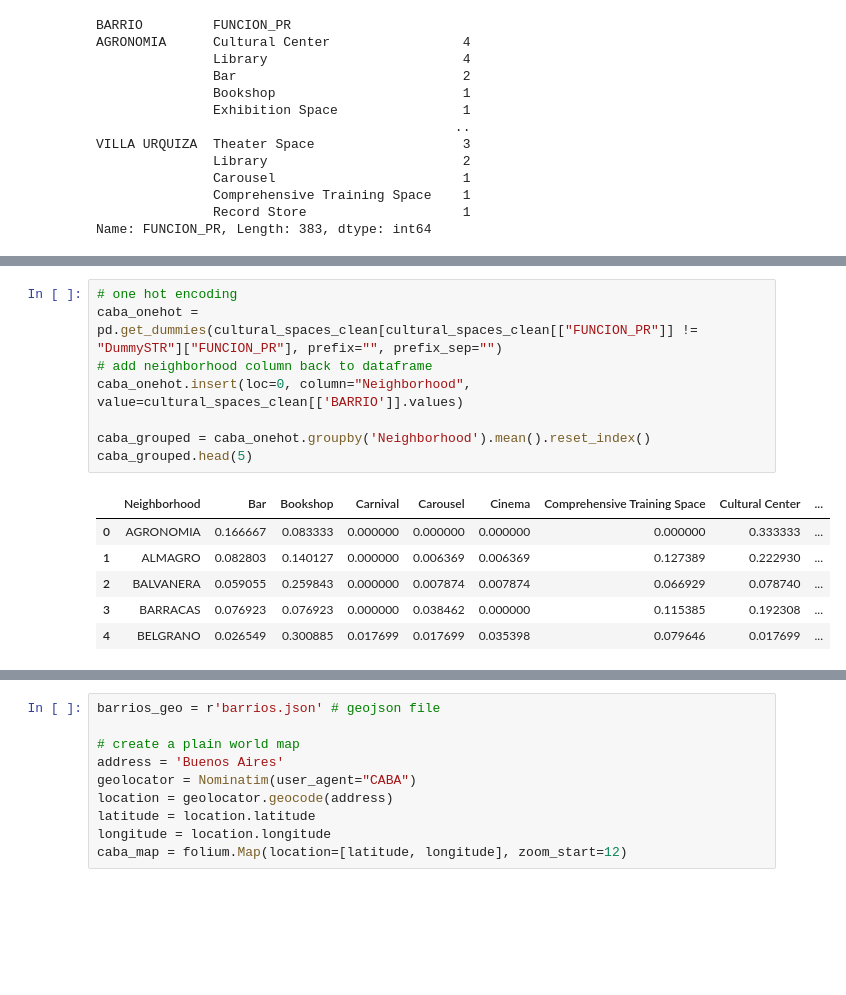
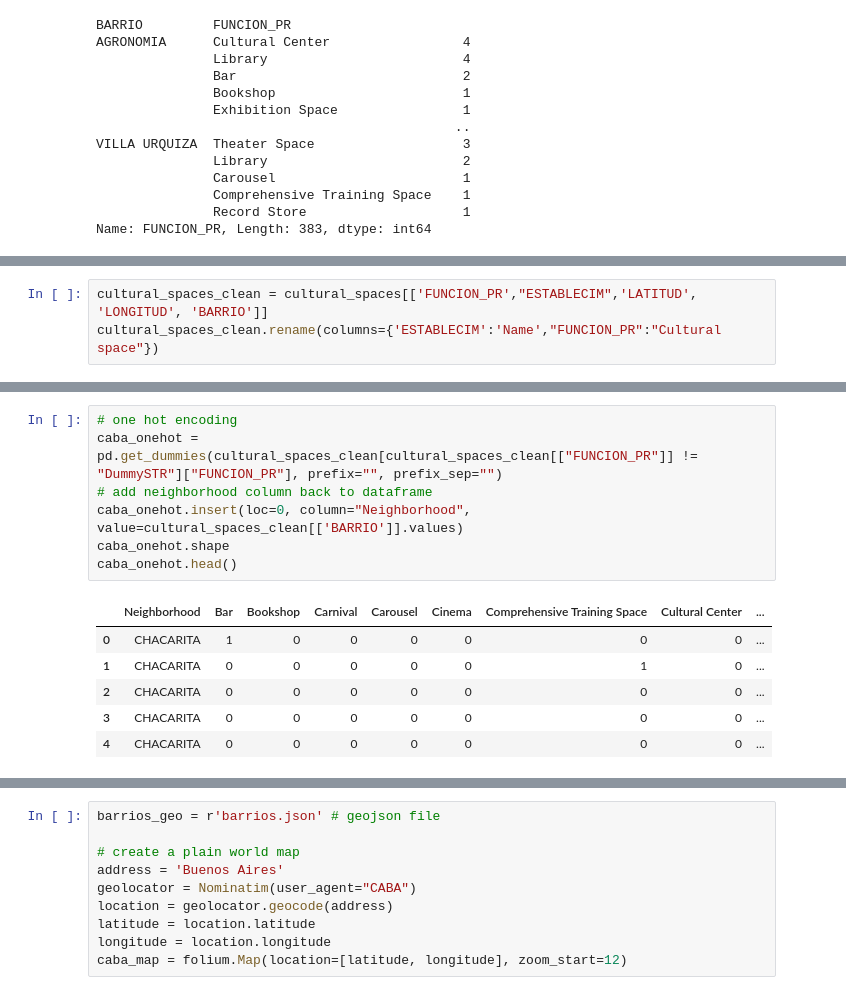
Before and after one commit to jym272/Coursera_Capstone, a Jupyter notebook: Capstone_project.ipynb, the cells around one changed output, grey strips where cells are left out. Cells and saved outputs as stored; diff of their text form; blank space fills up the shorter version.

```diff
--- a/Capstone_project.ipynb
+++ b/Capstone_project.ipynb
@@ -49,0 +90,3 @@ Name: FUNCION_PR, Length: 383, dtype: int64
+# %%
+cultural_spaces_clean = cultural_spaces[['FUNCION_PR',"ESTABLECIM",'LATITUD', 'LONGITUD', 'BARRIO']]
+cultural_spaces_clean.rename(columns={'ESTABLECIM':'Name',"FUNCION_PR":"Cultural space"})
@@ -50,15 +208,14 @@ Name: FUNCION_PR, Length: 383, dtype: int64
 # %%
 # one hot encoding
 caba_onehot = pd.get_dummies(cultural_spaces_clean[cultural_spaces_clean[["FUNCION_PR"]] != "DummySTR"]["FUNCION_PR"], prefix="", prefix_sep="")
 # add neighborhood column back to dataframe
 caba_onehot.insert(loc=0, column="Neighborhood", value=cultural_spaces_clean[['BARRIO']].values)
-
-caba_grouped = caba_onehot.groupby('Neighborhood').mean().reset_index()
-caba_grouped.head(5)
+caba_onehot.shape
+caba_onehot.head()
 # %% [output]
 |  | Neighborhood | Bar | Bookshop | Carnival | Carousel | Cinema | Comprehensive Training Space | Cultural Center | ... |
-| 0 | AGRONOMIA | 0.166667 | 0.083333 | 0.000000 | 0.000000 | 0.000000 | 0.000000 | 0.333333 | ... |
-| 1 | ALMAGRO | 0.082803 | 0.140127 | 0.000000 | 0.006369 | 0.006369 | 0.127389 | 0.222930 | ... |
-| 2 | BALVANERA | 0.059055 | 0.259843 | 0.000000 | 0.007874 | 0.007874 | 0.066929 | 0.078740 | ... |
-| 3 | BARRACAS | 0.076923 | 0.076923 | 0.000000 | 0.038462 | 0.000000 | 0.115385 | 0.192308 | ... |
-| 4 | BELGRANO | 0.026549 | 0.300885 | 0.017699 | 0.017699 | 0.035398 | 0.079646 | 0.017699 | ... |
+| 0 | CHACARITA | 1 | 0 | 0 | 0 | 0 | 0 | 0 | ... |
+| 1 | CHACARITA | 0 | 0 | 0 | 0 | 0 | 1 | 0 | ... |
+| 2 | CHACARITA | 0 | 0 | 0 | 0 | 0 | 0 | 0 | ... |
+| 3 | CHACARITA | 0 | 0 | 0 | 0 | 0 | 0 | 0 | ... |
+| 4 | CHACARITA | 0 | 0 | 0 | 0 | 0 | 0 | 0 | ... |
```
Also changed, not shown: parts of 37 cells of this notebook, 1 other file.
